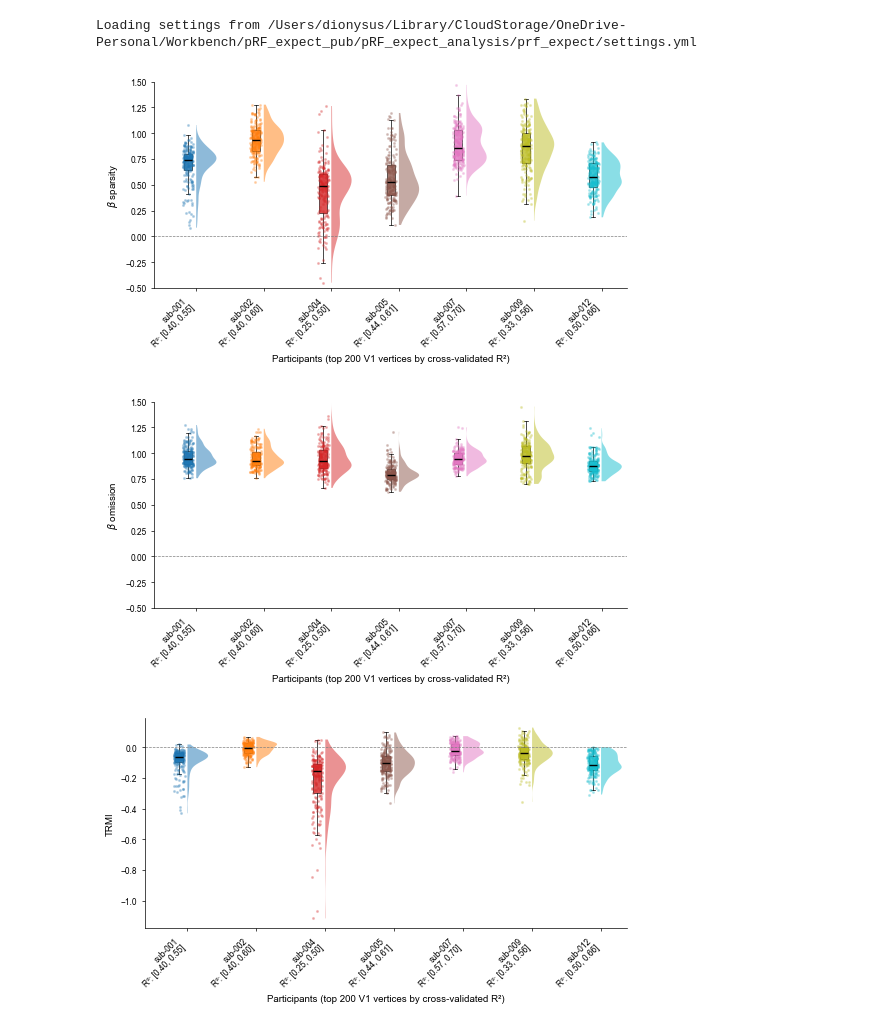
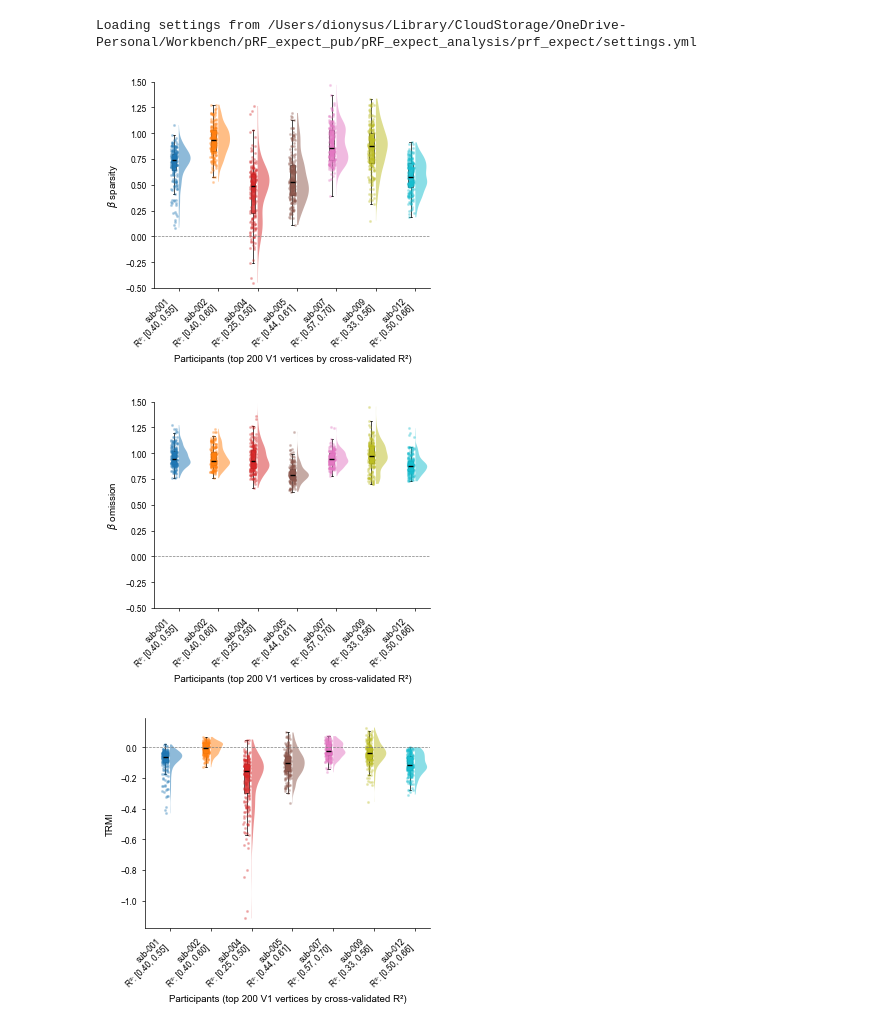
Before and after one commit to c14h19no2/pRF_expect_pub, a Jupyter notebook: pRF_expect_analysis/prf_expect/analysis/out-of-sample/viz_v1_hq-vertex_betas_TRMI_crossvalidation.ipynb, the cells around one changed output. Drawn from its saved outputs; the diff is of its cells as text; code cells hidden in the pictures.

Commit message:
smaller figure

```diff
--- a/pRF_expect_analysis/prf_expect/analysis/out-of-sample/viz_v1_hq-vertex_betas_TRMI_crossvalidation.ipynb
+++ b/pRF_expect_analysis/prf_expect/analysis/out-of-sample/viz_v1_hq-vertex_betas_TRMI_crossvalidation.ipynb
@@ -109,7 +109,7 @@ roi_indices = roi_verts["V1"]
 nr_best_voxels = 200
 # %%
 # plot the distribution of surprise ratios for all subjects in one figure
-fig, ax = plt.subplots(figsize=cm_to_inch(14, 8))
+fig, ax = plt.subplots(figsize=cm_to_inch(9, 8))
 
 n_subs = len(subjects)
 positions = np.arange(n_subs)
@@ -153,37 +153,37 @@ for i, (sub, sr) in enumerate(zip(subjects, beta_spars)):
                     boxprops=dict(facecolor=sub_colors[i], edgecolor='k',
                                 linewidth=0.5, alpha=0.8))
 
     # Jittered strip plot (left side)
     jitter = np.random.default_rng(42).uniform(-0.08, 0.08, size=len(valid))
     ax.scatter(pos - 0.12 + jitter, valid, s=1.5, color=sub_colors[i],
             alpha=0.25, zorder=2, rasterized=True)
 
 # Build x-tick labels with R² range
 xlabels = []
 for i, sub in enumerate(subjects):
     rsq = rsq_all_subs[i]
     rsq = rsq[roi_indices][np.argsort(rsq[roi_indices])[::-1][:nr_best_voxels]]
     xlabels.append(f"{sub}\nR²: [{rsq.min():.2f}, {rsq.max():.2f}]")
 
 ax.set_ylim(-0.5, 1.5)
 ax.set_xticks(positions)
 ax.set_xticklabels(xlabels, rotation=xticks_rotation, ha='right')
 ax.set_ylabel('$\\beta$ sparsity')
 ax.set_xlabel('Participants (top 200 V1 vertices by cross-validated R²)')
 ax.axhline(0, color='gray', ls='--', lw=0.5)
 # ax.set_title('Distribution of TRMI across subjects', fontweight='bold')
 
 ax.spines['top'].set_visible(False)
 ax.spines['right'].set_visible(False)
 
 fig.tight_layout()
 plt.show()
 fig.savefig(figure_result_dir / f"group_analysis-{surprise_analysis_type}_space-fsaverage_desc-prf_viz_v1_hq-vertex_beta_sparsity-crossvalidatedrsq.pdf", dpi=600, bbox_inches='tight')
 # %% [output]
-[figure, old version]
+[figure, new version]
 # %%
 # plot the distribution of surprise ratios for all subjects in one figure
-fig, ax = plt.subplots(figsize=cm_to_inch(14, 8))
+fig, ax = plt.subplots(figsize=cm_to_inch(9, 8))
 
 n_subs = len(subjects)
 positions = np.arange(n_subs)
@@ -254,10 +254,10 @@ fig.tight_layout()
 plt.show()
 fig.savefig(figure_result_dir / f"group_analysis-{surprise_analysis_type}_space-fsaverage_desc-prf_viz_v1_hq-vertex_beta_omit-crossvalidatedrsq.pdf", dpi=600, bbox_inches='tight')
 # %% [output]
-[figure, old version]
+[figure, new version]
 # %%
 # plot the distribution of surprise ratios for all subjects in one figure
-fig, ax = plt.subplots(figsize=cm_to_inch(14, 8))
+fig, ax = plt.subplots(figsize=cm_to_inch(9, 8))
 
 n_subs = len(subjects)
 positions = np.arange(n_subs)
@@ -328,4 +328,4 @@ fig.tight_layout()
 plt.show()
 fig.savefig(figure_result_dir / f"group_analysis-{surprise_analysis_type}_space-fsaverage_desc-prf_viz_v1_hq-vertex_TRMI-crossvalidatedrsq.pdf", dpi=600, bbox_inches='tight')
 # %% [output]
-[figure, old version]
+[figure, new version]
```
Also changed, not shown: 3 other files.
